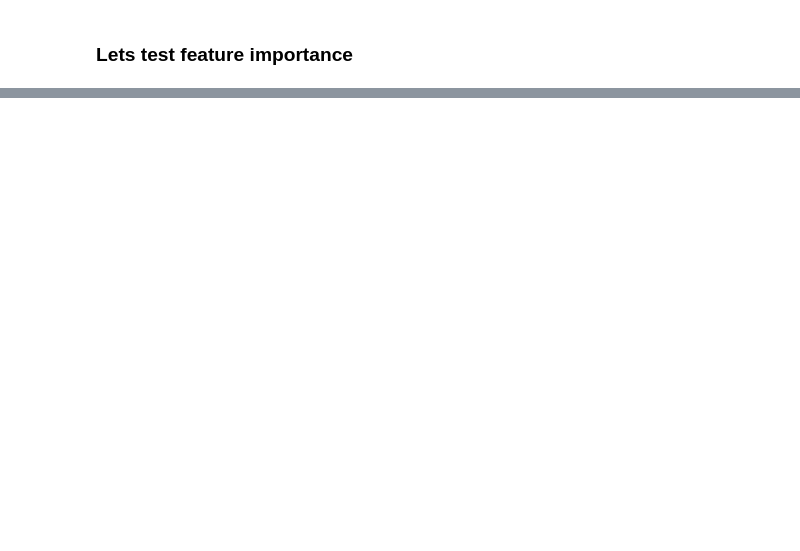
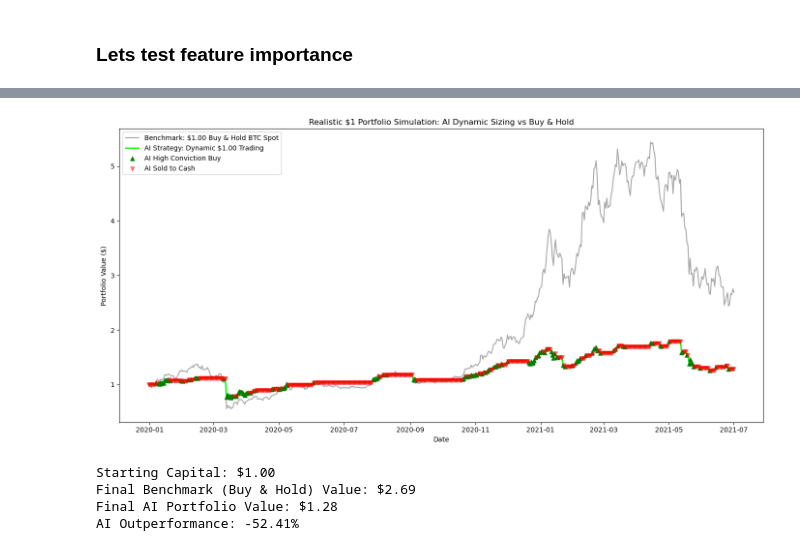
Before and after one commit to LouSens/BTC-trend-prediction, a Jupyter notebook: notebooks/ML_Pipeline.ipynb, the cells around one changed output, grey strips where cells are left out. Cells and saved outputs as stored; diff of their text form; code cells hidden in the pictures; blank space fills up the shorter version.

```diff
--- a/notebooks/ML_Pipeline.ipynb
+++ b/notebooks/ML_Pipeline.ipynb
@@ -277,0 +304,64 @@ backtest_df[['Strategy_Wealth', 'Market_Wealth']].plot()
+# %%
+import numpy as np
+import matplotlib.pyplot as plt
+
+# --- Realistic $1 Portfolio Simulation ---
+# Addressing your question: Yes, the previous method put 100% of the portfolio in or out.
+# Here, we will actively manage a $1 portfolio. We will use the model's 'Prob_Up'
+# to dictate the PERCENTAGE of our portfolio we hold in Bitcoin.
+# E.g., If model is 80% confident, we put 80% of our cash into BTC.
+
+initial_capital = 1.00 # Start with exactly $1.00
+
+# 1. Benchmark: Buy & Hold 100% Spot Bitcoin from day 1
+backtest_df['Benchmark_Portfolio'] = initial_capital * (1 + backtest_df['Actual_Return']).cumprod()
+
+# 2. AI Strategy: Dynamic Position Sizing based on Confidence (Prob_Up)
+# We only take positions if confidence is > 50%. The higher the confidence, the more we allocate.
+# Max allocation is 100% (1.0).
+backtest_df['Allocation_Pct'] = np.where(backtest_df['Prob_Up'] > 0.5, backtest_df['Prob_Up'], 0.0)
+
+# Calculate strategy returns: Only the allocated percentage experiences the Bitcoin daily return.
+# The unallocated cash sits at 0% return.
+backtest_df['Strategy_Daily_Return'] = backtest_df['Allocation_Pct'] * backtest_df['Actual_Return']
+
+# Compound the $1.00 portfolio over time
+backtest_df['AI_Portfolio_Value'] = initial_capital * (1 + backtest_df['Strategy_Daily_Return']).cumprod()
+
+# --- Plot the Results ---
+plt.figure(figsize=(14, 7))
+
+# Plot starting point
+dates = backtest_df['Date'].values
+plt.plot(dates, backtest_df['Benchmark_Portfolio'], label='Benchmark: $1.00 Buy & Hold BTC Spot', color='gray', alpha=0.7)
+plt.plot(dates, backtest_df['AI_Portfolio_Value'], label='AI Strategy: Dynamic $1.00 Trading', color='lime', linewidth=2)
+
+# Show when AI is highly invested (over 70% allocation)
+high_conviction = backtest_df[backtest_df['Allocation_Pct'] > 0.3]
+plt.scatter(high_conviction['Date'], high_conviction['AI_Portfolio_Value'], color='green', marker='^', label='AI High Conviction Buy', zorder=5)
+
+# Show when AI is completely in cash (0% allocation)
+cash_only = backtest_df[backtest_df['Allocation_Pct'] == 0]
+plt.scatter(cash_only['Date'], cash_only['AI_Portfolio_Value'], color='red', marker='v', label='AI Sold to Cash', zorder=5, alpha=0.5)
+
+plt.title('Realistic $1 Portfolio Simulation: AI Dynamic Sizing vs Buy & Hold')
+plt.ylabel('Portfolio Value ($)')
+plt.xlabel('Date')
+plt.legend()
+plt.tight_layout()
+plt.show()
+
+# Print Final Statistics
+final_benchmark = backtest_df['Benchmark_Portfolio'].iloc[-1]
+final_ai = backtest_df['AI_Portfolio_Value'].iloc[-1]
+
+print(f"Starting Capital: $1.00")
+print(f"Final Benchmark (Buy & Hold) Value: ${final_benchmark:.2f}")
+print(f"Final AI Portfolio Value: ${final_ai:.2f}")
+print(f"AI Outperformance: {((final_ai - final_benchmark)/final_benchmark * 100):.2f}%")
+# %% [output]
+[figure, added]
+Starting Capital: $1.00
+Final Benchmark (Buy & Hold) Value: $2.69
+Final AI Portfolio Value: $1.28
+AI Outperformance: -52.41%
```
Also changed, not shown: parts of 7 cells of this notebook.
